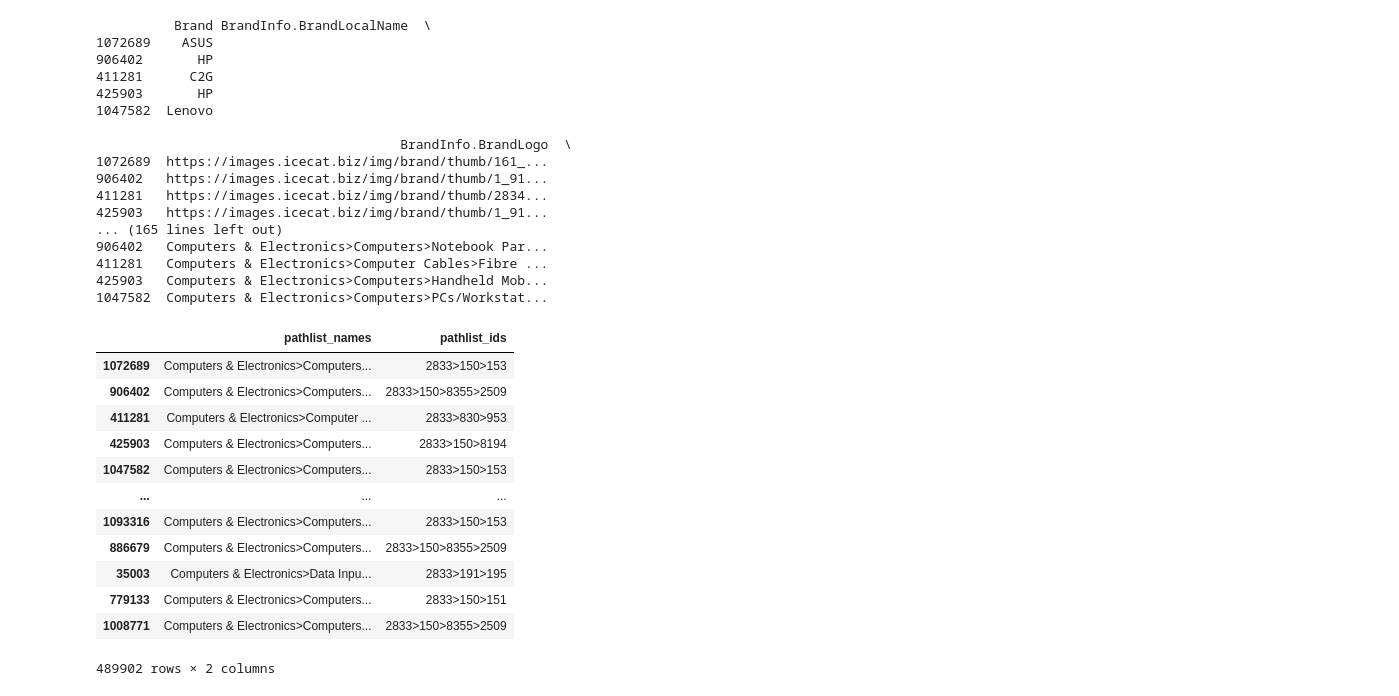
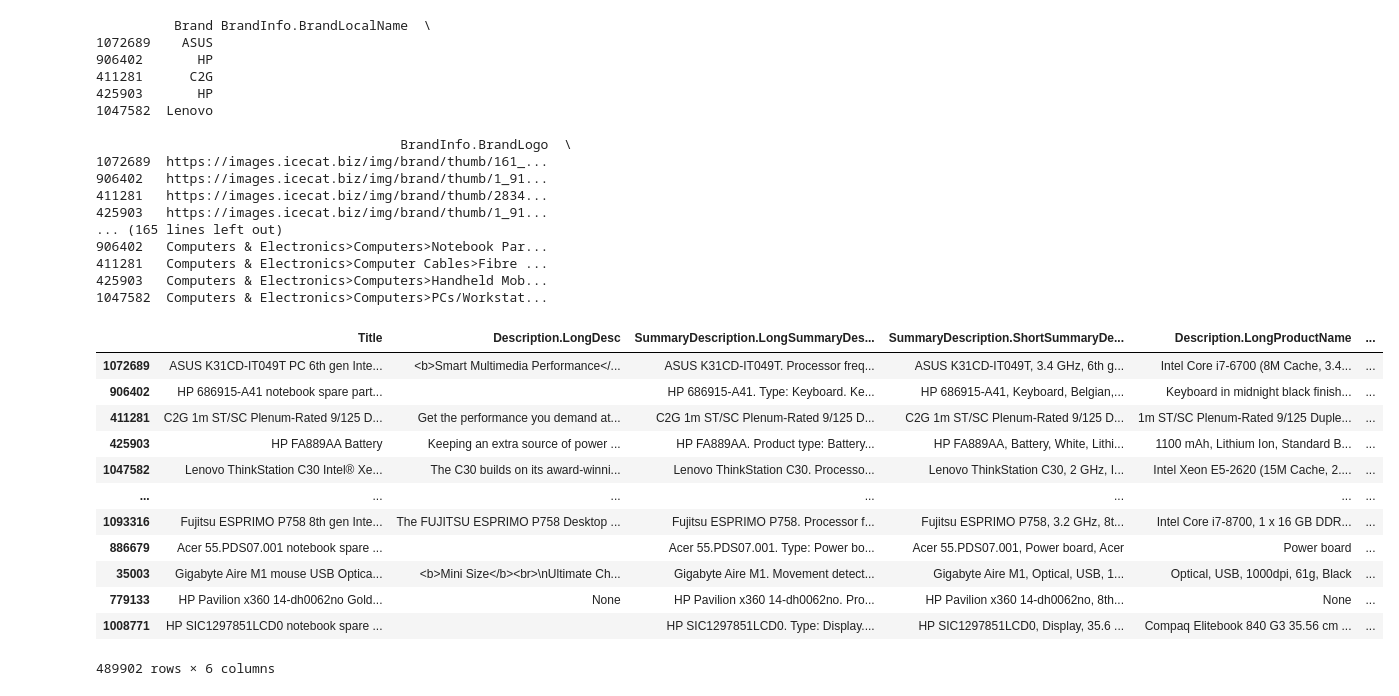
Before and after one commit to AlistairPereira/Taxonomy_LLM_models, a Jupyter notebook: main.ipynb, the cells around one changed output. Saved outputs shown, nothing was run; the diff lists cells and outputs as text; code cells hidden in the pictures.

Commit message:
text preprocessing on train data

```diff
--- a/main.ipynb
+++ b/main.ipynb
@@ -3,6 +28,6 @@ import pandas as pd
 # %%
-df = pd.read_json(r"D:\git\Taxonomy_LLM_models\icecat_data_train.json")
-df.head()
+df_train = pd.read_json(r"D:\git\Taxonomy_LLM_models\icecat_data_train.json")
+df_train.head()
 # %% [output]
 |  | Brand | BrandInfo.BrandLocalName | BrandInfo.BrandLogo | BrandInfo.BrandName | BrandLogo | BrandPartCode | ... |
 | 1072689 | ASUS |  | https://images.icecat.biz/img/bra... | ASUS | https://images.icecat.biz/img/bra... | K31CD-IT049T | ... |
@@ -73,19 +120,20 @@ print(df.head())
 411281   Computers & Electronics>Computer Cables>Fibre ...
 425903   Computers & Electronics>Computers>Handheld Mob...
 1047582  Computers & Electronics>Computers>PCs/Workstat...
-# %%
-df[['pathlist_names','pathlist_ids']]
-# %% [output]
-|  | pathlist_names | pathlist_ids |
-| 1072689 | Computers & Electronics>Computers... | 2833>150>153 |
-| 906402 | Computers & Electronics>Computers... | 2833>150>8355>2509 |
-| 411281 | Computers & Electronics>Computer ... | 2833>830>953 |
-| 425903 | Computers & Electronics>Computers... | 2833>150>8194 |
-| 1047582 | Computers & Electronics>Computers... | 2833>150>153 |
-| ... | ... | ... |
-| 1093316 | Computers & Electronics>Computers... | 2833>150>153 |
-| 886679 | Computers & Electronics>Computers... | 2833>150>8355>2509 |
-| 35003 | Computers & Electronics>Data Inpu... | 2833>191>195 |
-| 779133 | Computers & Electronics>Computers... | 2833>150>151 |
-| 1008771 | Computers & Electronics>Computers... | 2833>150>8355>2509 |
-489902 rows × 2 columns
+# %%
+df_train=df_train[["Title","Description.LongDesc","SummaryDescription.LongSummaryDescription","SummaryDescription.ShortSummaryDescription","Description.LongProductName","pathlist_names"]]
+df_train
+# %% [output]
+|  | Title | Description.LongDesc | SummaryDescription.LongSummaryDes... | SummaryDescription.ShortSummaryDe... | Description.LongProductName | ... |
+| 1072689 | ASUS K31CD-IT049T PC 6th gen Inte... | <b>Smart Multimedia Performance</... | ASUS K31CD-IT049T. Processor freq... | ASUS K31CD-IT049T, 3.4 GHz, 6th g... | Intel Core i7-6700 (8M Cache, 3.4... | ... |
+| 906402 | HP 686915-A41 notebook spare part... |  | HP 686915-A41. Type: Keyboard. Ke... | HP 686915-A41, Keyboard, Belgian,... | Keyboard in midnight black finish... | ... |
+| 411281 | C2G 1m ST/SC Plenum-Rated 9/125 D... | Get the performance you demand at... | C2G 1m ST/SC Plenum-Rated 9/125 D... | C2G 1m ST/SC Plenum-Rated 9/125 D... | 1m ST/SC Plenum-Rated 9/125 Duple... | ... |
+| 425903 | HP FA889AA Battery | Keeping an extra source of power ... | HP FA889AA. Product type: Battery... | HP FA889AA, Battery, White, Lithi... | 1100 mAh, Lithium Ion, Standard B... | ... |
+| 1047582 | Lenovo ThinkStation C30 Intel® Xe... | The C30 builds on its award-winni... | Lenovo ThinkStation C30. Processo... | Lenovo ThinkStation C30, 2 GHz, I... | Intel Xeon E5-2620 (15M Cache, 2.... | ... |
+| ... | ... | ... | ... | ... | ... | ... |
+| 1093316 | Fujitsu ESPRIMO P758 8th gen Inte... | The FUJITSU ESPRIMO P758 Desktop ... | Fujitsu ESPRIMO P758. Processor f... | Fujitsu ESPRIMO P758, 3.2 GHz, 8t... | Intel Core i7-8700, 1 x 16 GB DDR... | ... |
+| 886679 | Acer 55.PDS07.001 notebook spare ... |  | Acer 55.PDS07.001. Type: Power bo... | Acer 55.PDS07.001, Power board, Acer | Power board | ... |
+| 35003 | Gigabyte Aire M1 mouse USB Optica... | <b>Mini Size</b><br>\nUltimate Ch... | Gigabyte Aire M1. Movement detect... | Gigabyte Aire M1, Optical, USB, 1... | Optical, USB, 1000dpi, 61g, Black | ... |
+| 779133 | HP Pavilion x360 14-dh0062no Gold... | None | HP Pavilion x360 14-dh0062no. Pro... | HP Pavilion x360 14-dh0062no, 8th... | None | ... |
+| 1008771 | HP SIC1297851LCD0 notebook spare ... |  | HP SIC1297851LCD0. Type: Display.... | HP SIC1297851LCD0, Display, 35.6 ... | Compaq Elitebook 840 G3 35.56 cm ... | ... |
+489902 rows × 6 columns
```
Also changed, not shown: parts of 19 cells of this notebook.
